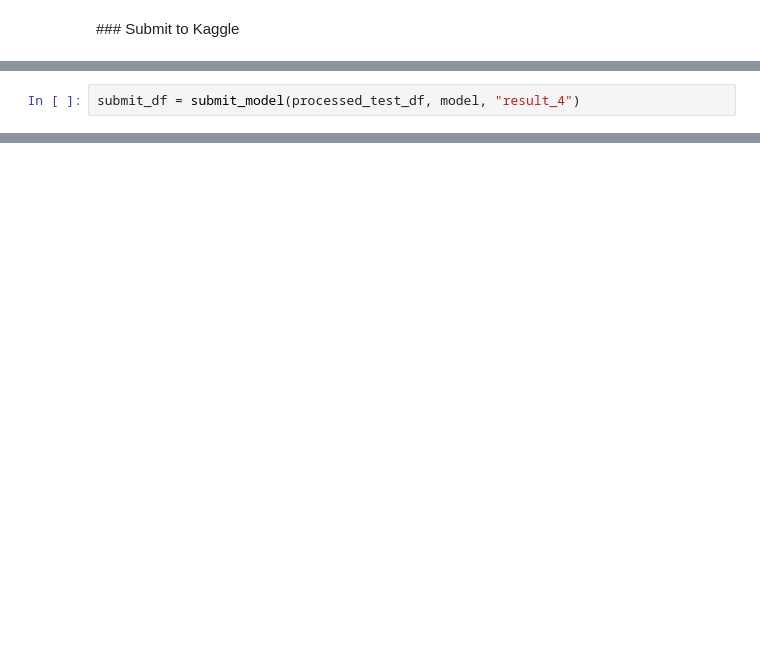
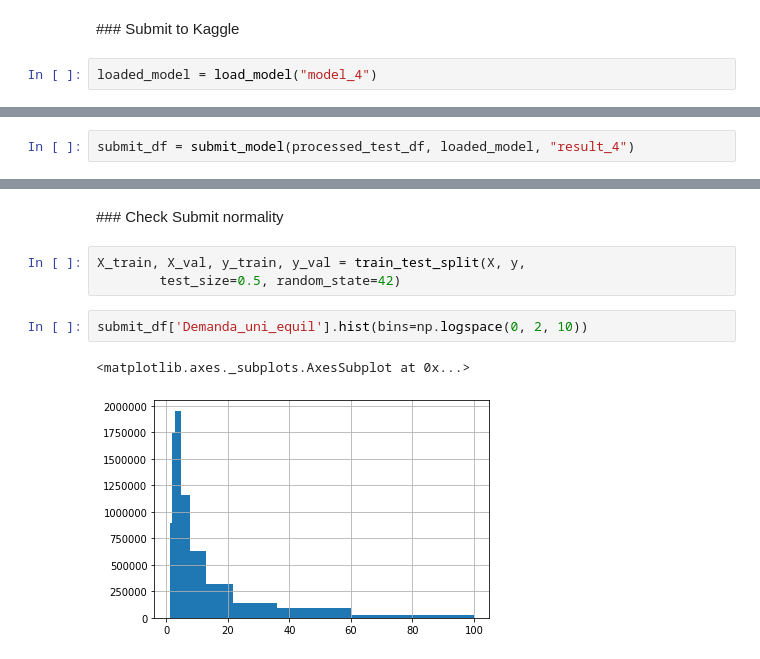
Before and after one commit to hervelao/bakery-products, a Jupyter notebook: shared_notebooks/07-xgboost-model-2.ipynb, the cells around one changed output, grey strips where cells are left out. Drawn from its saved outputs; the diff is of its cells as text; blank space fills up the shorter version.

```diff
--- a/shared_notebooks/07-xgboost-model-2.ipynb
+++ b/shared_notebooks/07-xgboost-model-2.ipynb
@@ -66,3 +54,5 @@ save_model(model, "model_4")
 Saved model to: model_4.joblib.dat
 # %% [markdown]
 ### Submit to Kaggle
+# %%
+loaded_model = load_model("model_4")
@@ -69,2 +62,2 @@ Saved model to: model_4.joblib.dat
 # %%
-submit_df = submit_model(processed_test_df, model, "result_4")
+submit_df = submit_model(processed_test_df, loaded_model, "result_4")
@@ -70,0 +85,10 @@ submit_df = submit_model(processed_test_df, model, "result_4")
+# %% [markdown]
+### Check Submit normality
+# %%
+X_train, X_val, y_train, y_val = train_test_split(X, y,
+        test_size=0.5, random_state=42)
+# %%
+submit_df['Demanda_uni_equil'].hist(bins=np.logspace(0, 2, 10))
+# %% [output]
+<matplotlib.axes._subplots.AxesSubplot at 0x...>
+[figure, added]
```
Also changed, not shown: parts of 15 cells of this notebook, 4 other files.
